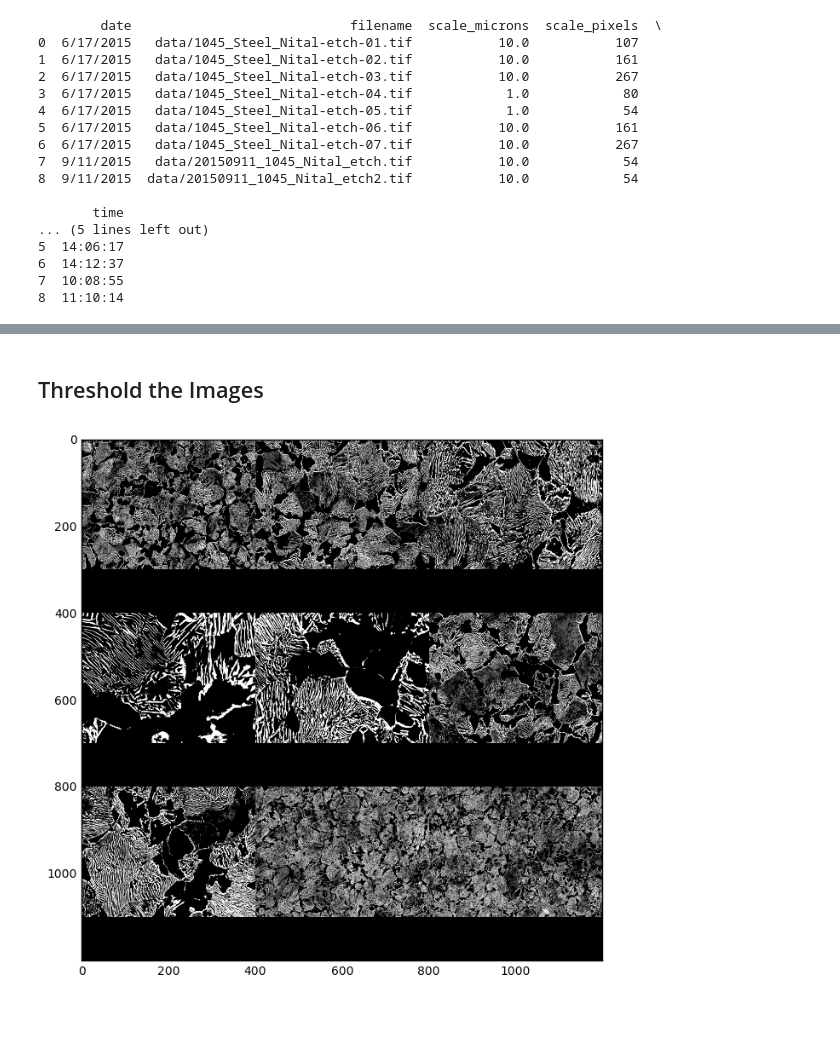
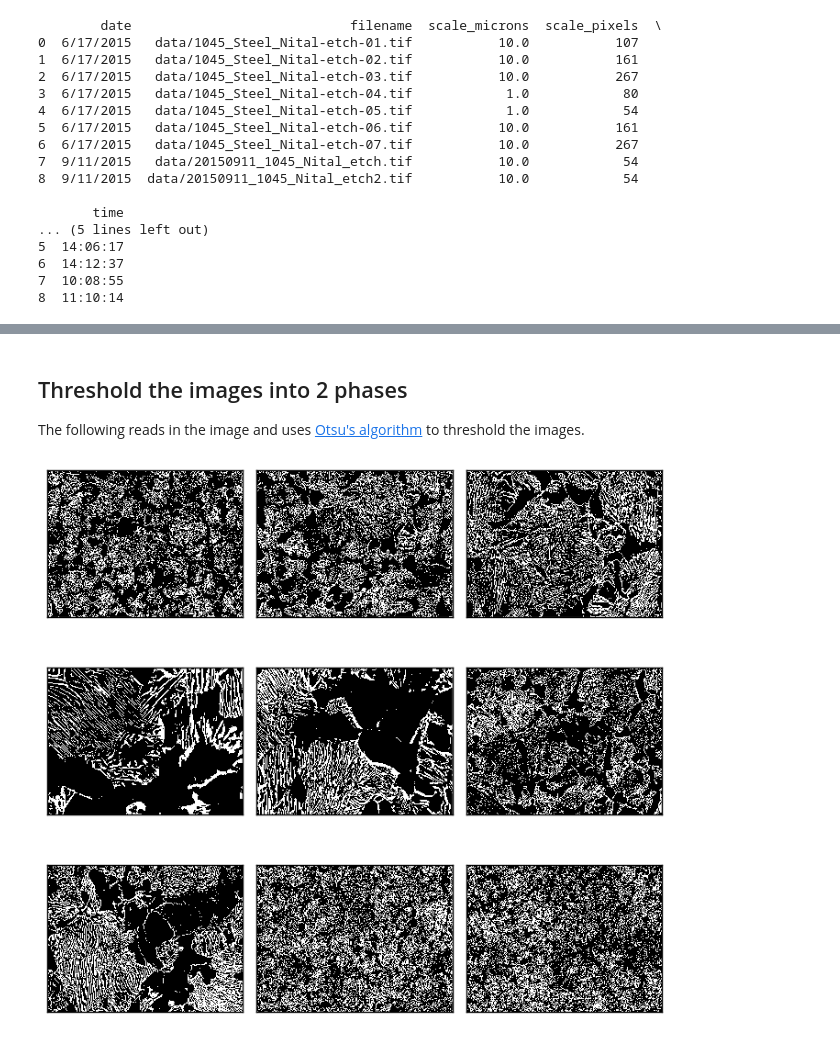
Before and after one commit to wd15/sem-image-stats, a Jupyter notebook: index.ipynb, the cells around one changed output, grey strips where cells are left out. Drawn from its saved outputs; the diff is of its cells as text; code cells hidden in the pictures.

```diff
--- a/index.ipynb
+++ b/index.ipynb
@@ -112,19 +116,32 @@ Each image has metadata embedded in the image. Here, `pytesseract` is used to ex
 # %%
 @curry
 def crop_image(image, cutoff=960):
+    """Crop the images into the "upper" and "lower" portions.
+
+    Splits the image into the actual image of the microstructure and the embedded metadata.
+
+    Args:
+      image: a PIL image
+      cutoff: the cutoff height for the upper image
+
+    Returns:
+      {'upper' : upper_image, 'lower': lower_image}
+    """
     return dict(
                upper=image.crop(box=(0, 0, image.size[0], cutoff)),
                lower=image.crop(box=(0, cutoff, image.size[0], image.size[1]))
            )
 
 def plt_array(arr):
-    ax = plt.imshow(arr, cmap='Greys_r', interpolation='none')
+    """Plot a single 2D array
+    """
+    ax = matplotlib.pyplot.imshow(arr, cmap='Greys_r', interpolation='none')
     ax.axes.get_xaxis().set_visible(False)
     ax.axes.get_yaxis().set_visible(False)
-    plt.tight_layout()
-    plt.show()
+    matplotlib.pyplot.tight_layout()
+    matplotlib.pyplot.show()
 
-out = pipe(
+_ = pipe(
     'data/*.tif',
     glob.glob,
     sorted,
@@ -295,34 +284,22 @@ print(pipe('data/*.tif', get_df, make_df_thresh))
-# %% [markdown]
-## Threshold the Images
-# %%
-thresh_image = fcompose(
-    crop,
-    get(0),
-    np.array,
-    lambda data: data if len(data.shape) == 2 else data[...,0],
-    lambda data: (data > threshold_otsu(data)).astype(float)
-)
-
-thresh_images = fcompose(
-    lambda df: df['filename'],
-    map(thresh_image),
-)
-
-to_pil = lambda data: PIL.Image.fromarray(np.uint8(data * 255))
-
-make_thumb = fcompose(
-    make_df,
-    thresh_images,
-    map(to_pil),
-    list,
-    combine_image(1200),
-    np.array
-)
-
-
-fig, ax = plt.subplots(figsize=(7, 7))
-ax.imshow(make_thumb("data/*.tif"))
-fig.tight_layout()
-fig.show()
-# %% [output]
-[figure, removed]
+# %% [markdown]
+## Threshold the images into 2 phases
+
+The following reads in the image and uses [Otsu's algorithm](https://en.wikipedia.org/wiki/Otsu%27s_method) to threshold the images.
+# %%
+threshold_image = fcompose(
+    PIL.Image.open,
+    crop_image,
+    get('upper'),
+    to_array,
+    lambda data: (data > skimage.filters.threshold_otsu(data)).astype(int)
+)
+
+_ = pipe('data/*.tif',
+     glob.glob,
+     sorted,
+     map(threshold_image),
+     list,
+     plt_arrays
+)
+# %% [output]
+[figure, added]
```
Also changed, not shown: parts of 12 cells of this notebook, 1 other file.
